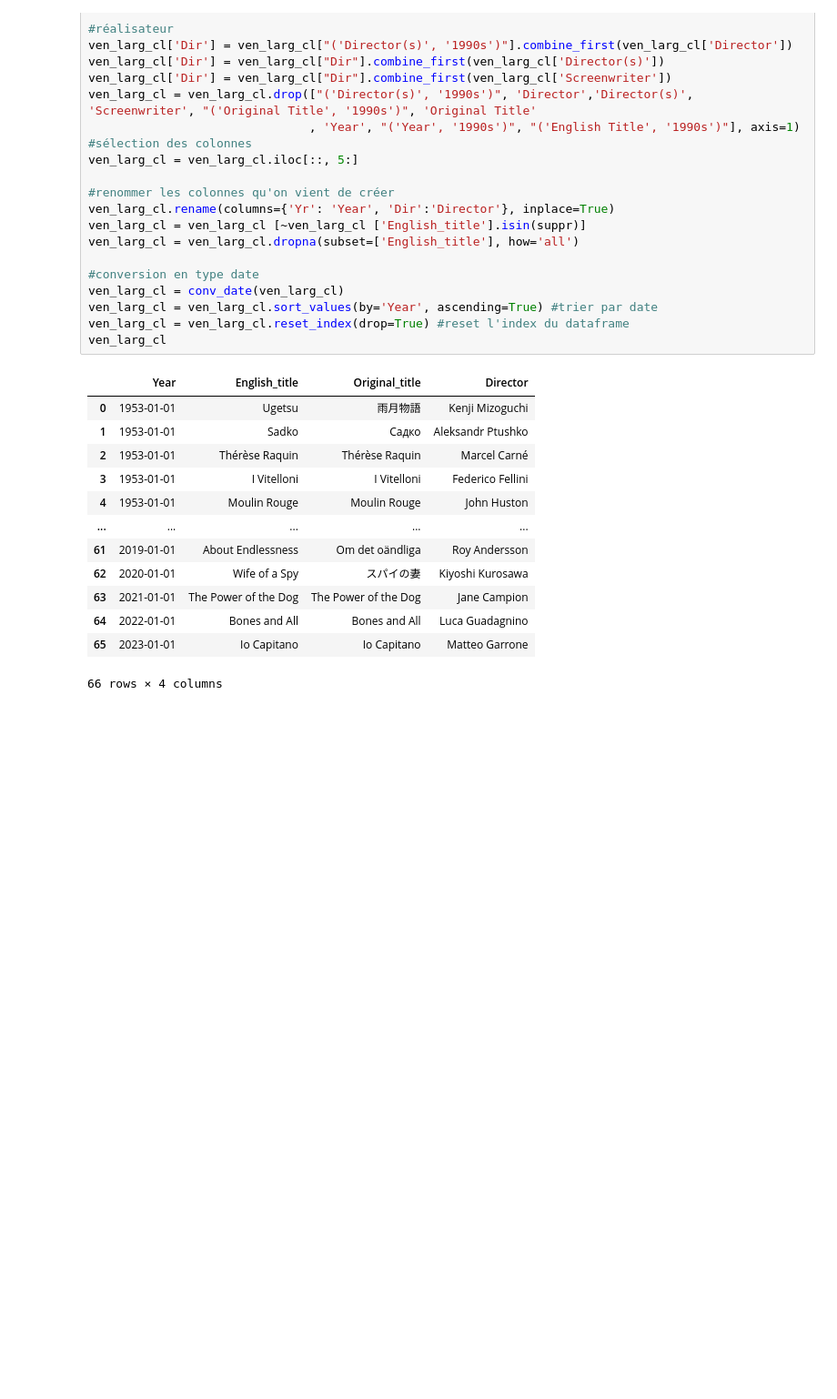
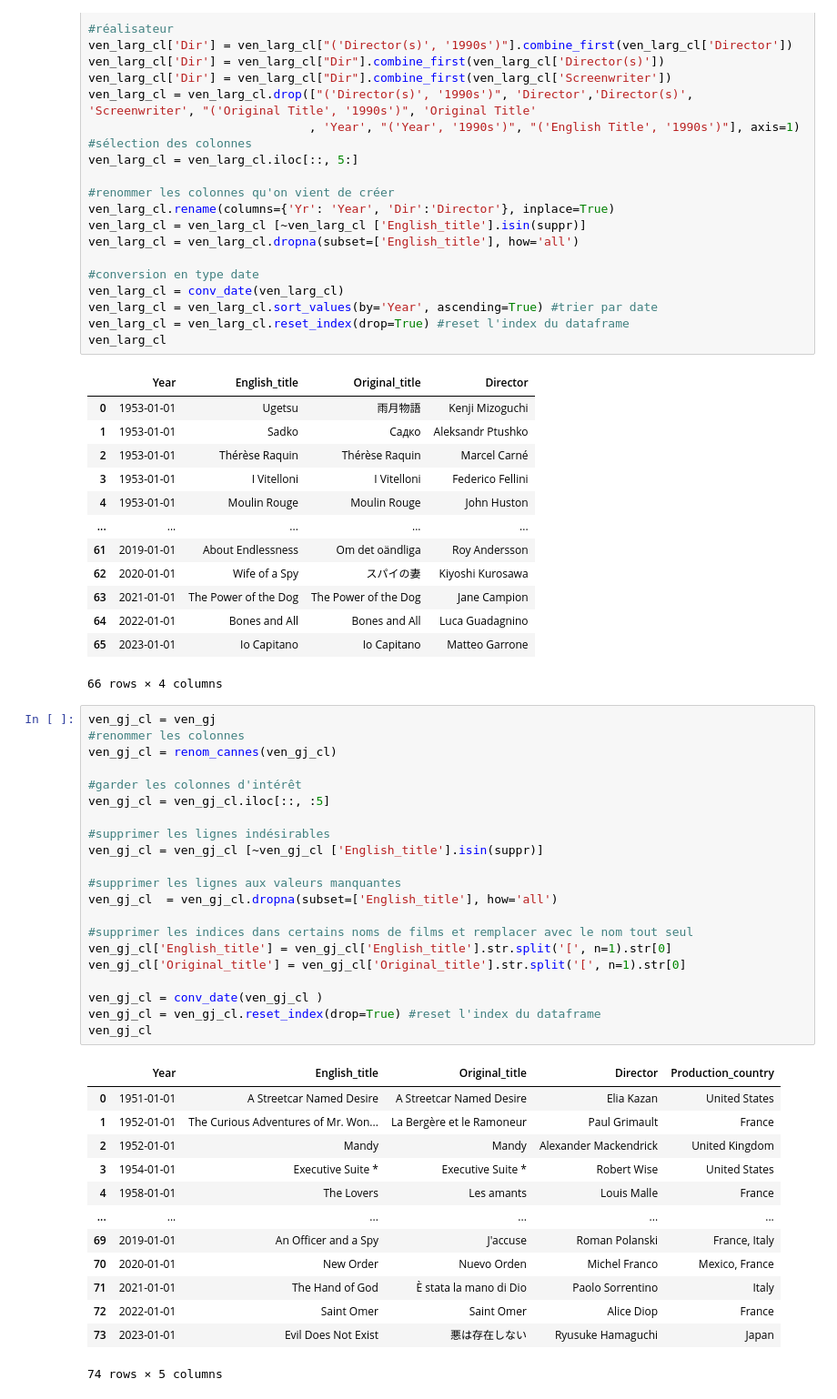
Before and after one commit to itsreivilo/movies, a Jupyter notebook: cleaning_data/cleaning_awards.ipynb, the cells around one changed output. Shown at 91% size. Drawn from its saved outputs; the diff is of its cells as text; blank space fills up the shorter version.

```diff
--- a/cleaning_data/cleaning_awards.ipynb
+++ b/cleaning_data/cleaning_awards.ipynb
@@ -449,3 +450,38 @@ ven_larg_cl
 | 64 | 2022-01-01 | Bones and All | Bones and All | Luca Guadagnino |
 | 65 | 2023-01-01 | Io Capitano | Io Capitano | Matteo Garrone |
 66 rows × 4 columns
+# %%
+ven_gj_cl = ven_gj
+#renommer les colonnes
+ven_gj_cl = renom_cannes(ven_gj_cl)
+
+#garder les colonnes d'intérêt
+ven_gj_cl = ven_gj_cl.iloc[::, :5]
+
+#supprimer les lignes indésirables
+ven_gj_cl = ven_gj_cl [~ven_gj_cl ['English_title'].isin(suppr)]
+
+#supprimer les lignes aux valeurs manquantes
+ven_gj_cl  = ven_gj_cl.dropna(subset=['English_title'], how='all')
+
+#supprimer les indices dans certains noms de films et remplacer avec le nom tout seul
+ven_gj_cl['English_title'] = ven_gj_cl['English_title'].str.split('[', n=1).str[0]
+ven_gj_cl['Original_title'] = ven_gj_cl['Original_title'].str.split('[', n=1).str[0]
+
+ven_gj_cl = conv_date(ven_gj_cl )
+ven_gj_cl = ven_gj_cl.reset_index(drop=True) #reset l'index du dataframe
+ven_gj_cl
+# %% [output]
+|  | Year | English_title | Original_title | Director | Production_country |
+| 0 | 1951-01-01 | A Streetcar Named Desire | A Streetcar Named Desire | Elia Kazan | United States |
+| 1 | 1952-01-01 | The Curious Adventures of Mr. Won... | La Bergère et le Ramoneur | Paul Grimault | France |
+| 2 | 1952-01-01 | Mandy | Mandy | Alexander Mackendrick | United Kingdom |
+| 3 | 1954-01-01 | Executive Suite * | Executive Suite * | Robert Wise | United States |
+| 4 | 1958-01-01 | The Lovers | Les amants | Louis Malle | France |
+| ... | ... | ... | ... | ... | ... |
+| 69 | 2019-01-01 | An Officer and a Spy | J'accuse | Roman Polanski | France, Italy |
+| 70 | 2020-01-01 | New Order | Nuevo Orden | Michel Franco | Mexico, France |
+| 71 | 2021-01-01 | The Hand of God | È stata la mano di Dio | Paolo Sorrentino | Italy |
+| 72 | 2022-01-01 | Saint Omer | Saint Omer | Alice Diop | France |
+| 73 | 2023-01-01 | Evil Does Not Exist | 悪は存在しない | Ryusuke Hamaguchi | Japan |
+74 rows × 5 columns
```
Also changed, not shown: parts of 3 cells of this notebook.
